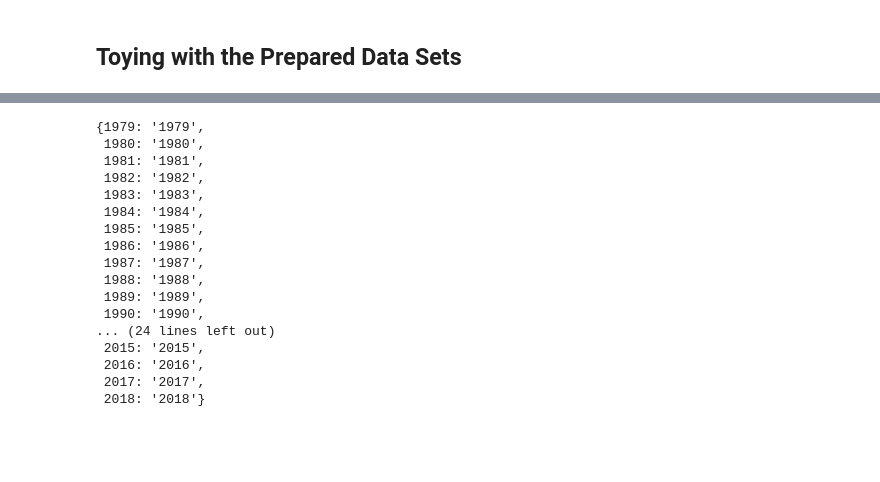
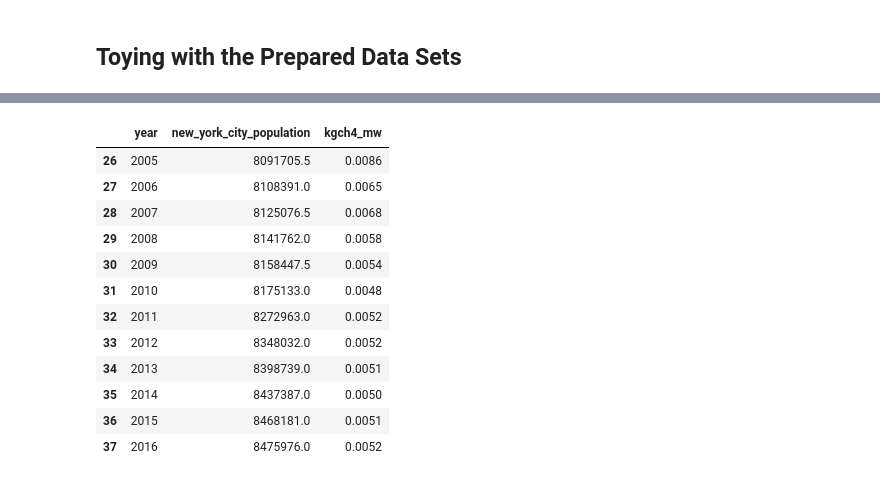
Before and after one commit to cww5/data_discovery_project, a Jupyter notebook: Untitled.ipynb, the cells around one changed output, grey strips where cells are left out. Saved outputs shown, nothing was run; the diff lists cells and outputs as text; code cells hidden in the pictures; blank space fills up the shorter version.

```diff
--- a/Untitled.ipynb
+++ b/Untitled.ipynb
@@ -688,25 +707,25 @@ num_df
+# %%
+x_label='new_york_city_population'
+y_label='kgch4_mw'
+num_df[(num_df[x_label].notnull()) & (num_df[y_label].notnull())][['year',x_label,y_label]]
+# %% [output]
+|  | year | new_york_city_population | kgch4_mw |
+| 26 | 2005 | 8091705.5 | 0.0086 |
+| 27 | 2006 | 8108391.0 | 0.0065 |
+| 28 | 2007 | 8125076.5 | 0.0068 |
+| 29 | 2008 | 8141762.0 | 0.0058 |
+| 30 | 2009 | 8158447.5 | 0.0054 |
+| 31 | 2010 | 8175133.0 | 0.0048 |
+| 32 | 2011 | 8272963.0 | 0.0052 |
+| 33 | 2012 | 8348032.0 | 0.0052 |
+| 34 | 2013 | 8398739.0 | 0.0051 |
+| 35 | 2014 | 8437387.0 | 0.0050 |
+| 36 | 2015 | 8468181.0 | 0.0051 |
+| 37 | 2016 | 8475976.0 | 0.0052 |
 # %%
 #num_df[num_df.columns[~num_df.isnull().all()]]
 full_df = num_df[num_df.columns[num_df.notnull().all()]]
 # %%
 years = sorted(full_df['year'].values)
 # %%
-{y:str(y) for y in years}
+#{y:str(y) for y in years}
-# %% [output]
-{1979: '1979',
- 1980: '1980',
- 1981: '1981',
- 1982: '1982',
- 1983: '1983',
- 1984: '1984',
- 1985: '1985',
- 1986: '1986',
- 1987: '1987',
- 1988: '1988',
- 1989: '1989',
- 1990: '1990',
-... (24 lines left out)
- 2015: '2015',
- 2016: '2016',
- 2017: '2017',
- 2018: '2018'}
```
Also changed, not shown: parts of 2 cells of this notebook, 1 other file.
